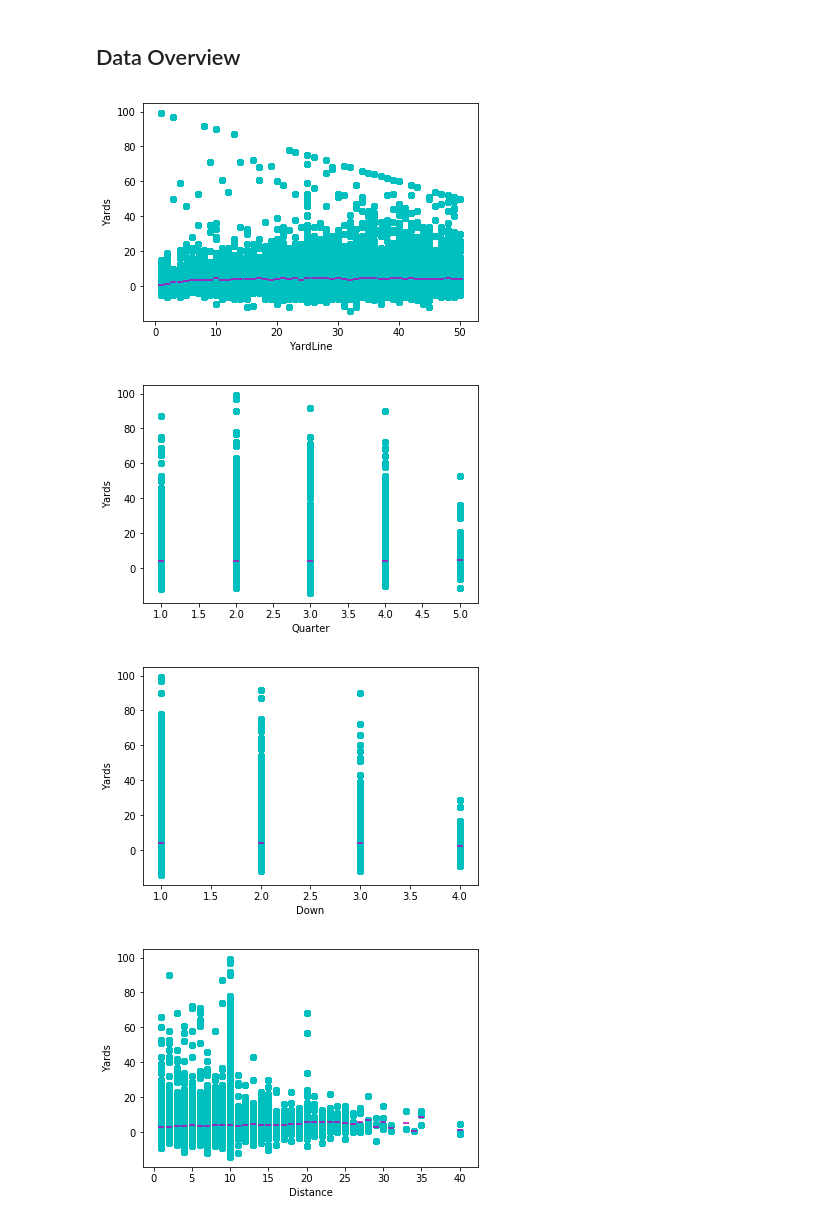
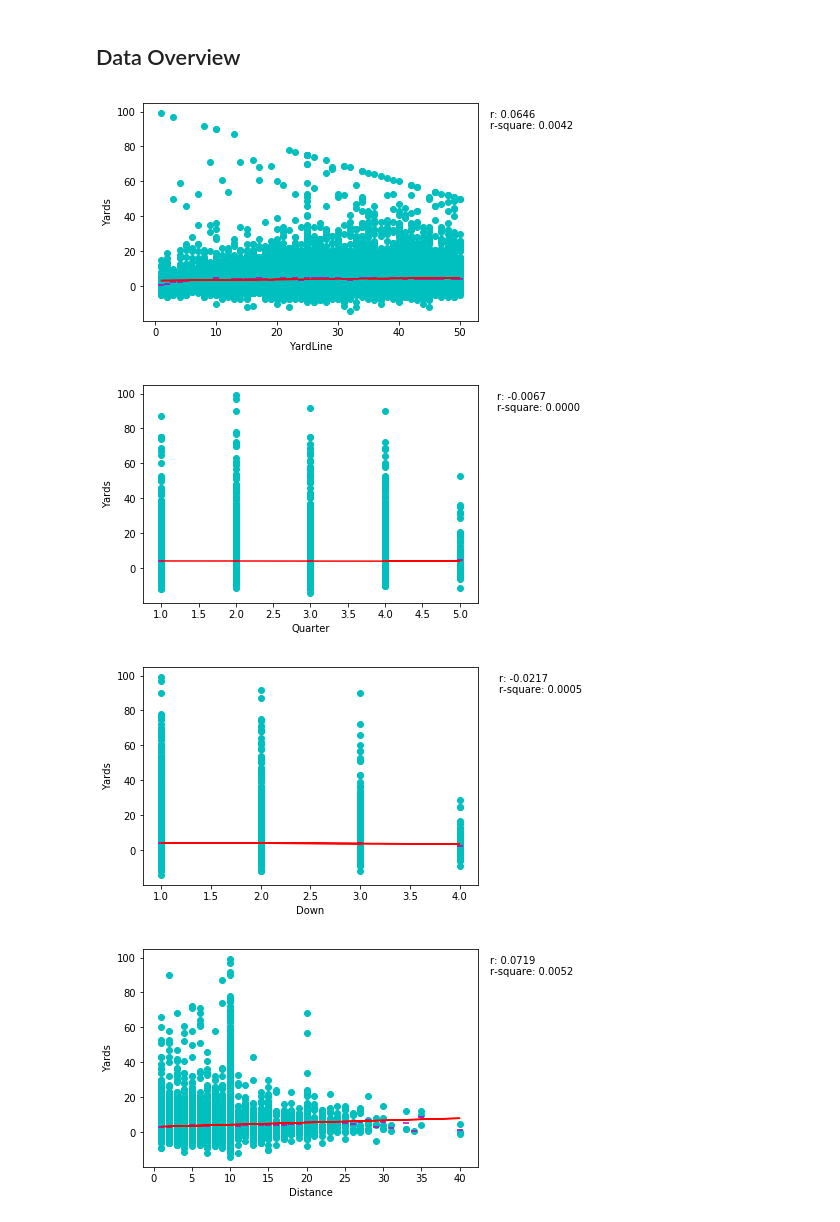
Before and after one commit to crhanlon/nfl_big_data_bowl, a Jupyter notebook: scripts/exploratory_data_analysis.ipynb, the cells around one changed output. Drawn from its saved outputs; the diff is of its cells as text; code cells hidden in the pictures.

Commit message:
Added best fit, overall plot

```diff
--- a/scripts/exploratory_data_analysis.ipynb
+++ b/scripts/exploratory_data_analysis.ipynb
@@ -18,3 +21,5 @@ total_df = pd.read_csv(open('../data/train.csv', 'r'))
+# %%
+rusher_df = total_df[total_df['NflId'] == total_df['NflIdRusher']]
 # %% [markdown]
 ### Data Transformation
 # %% [markdown]
@@ -197,31 +202,46 @@ for p_id in play_id_list:
 ... (38 outputs left out)
 # %% [markdown]
 ## Data Overview
+# %%
+def get_lin_fit(x_vals, y_vals):
+    # Account for NaNs within y_vals
+    data_tuples = list(zip(x_vals, y_vals))
+    df = pd.DataFrame(data=data_tuples, columns=['X', 'Y'])
+    df = df.dropna()
+    # Calculate lin regression
+    slope, intercept, r_value, p_value, std_err = stats.linregress(df['X'], df['Y'])
+    return slope, intercept, r_value, p_value, std_err
 # %%
 for p in DISCRETE_PREDICTORS:
     fig = plt.figure()
     # Isolate the values
-    x_vals = total_df[p]
-    y_vals = total_df['Yards']
+    x_vals = rusher_df[p]
+    y_vals = rusher_df['Yards']
+
+    # Get the best fit
+    slope, intercept, r_value, _, _ = get_lin_fit(x_vals, y_vals)
+    y_pred = x_vals*slope + intercept
     plt.scatter(x_vals, y_vals, c='c')
 
     mean_x = []
     mean_y = []
     for x_val in x_vals.unique():
         mask = x_vals == x_val
         reduced_y = y_vals[mask]
         mean_x.append(x_val)
         mean_y.append(np.mean(reduced_y))
 
     plt.scatter(mean_x, mean_y, c='m', marker='_')
+    plt.plot(x_vals, y_pred, c='r')
+    plt.text(x=1.1*max(x_vals), y=90, s='r: ' + "{0:.4f}".format(r_value) + '\nr-square: ' + "{0:.4f}".format(r_value**2))
 
 
     # Add labels
     plt.xlabel(p)
     plt.ylabel('Yards')
     plt.show()
 # %% [output]
-[figure, old version]
+[figure, new version]
-[figure, old version]
+[figure, new version]
-[figure, old version]
+[figure, new version]
-[figure, old version]
+[figure, new version]
```
Also changed, not shown: parts of 5 cells of this notebook, 1 other file.
